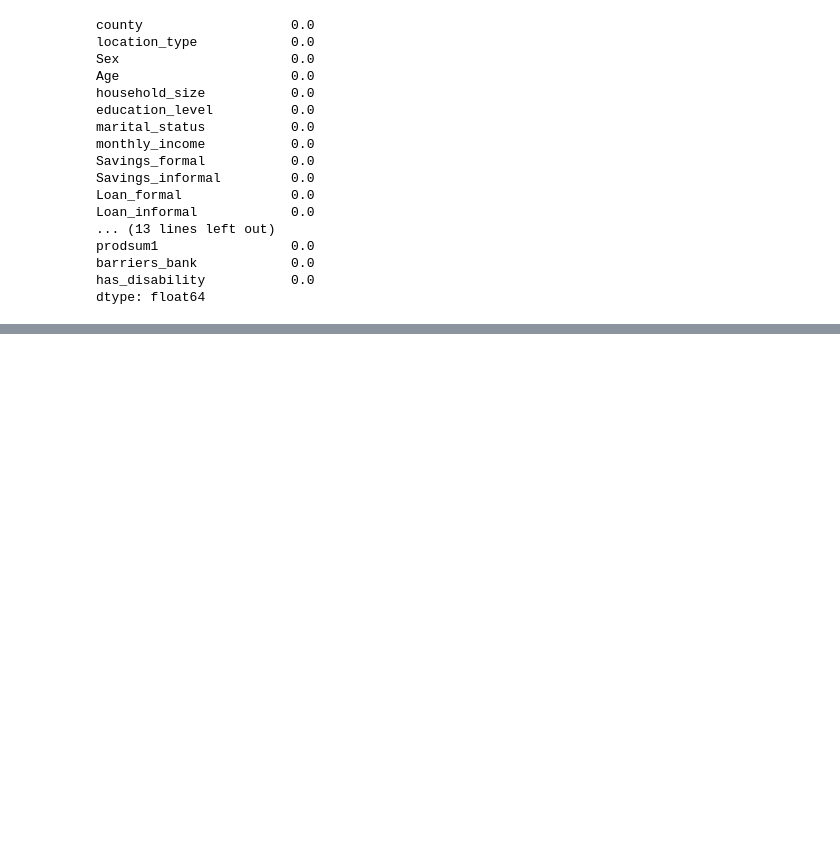
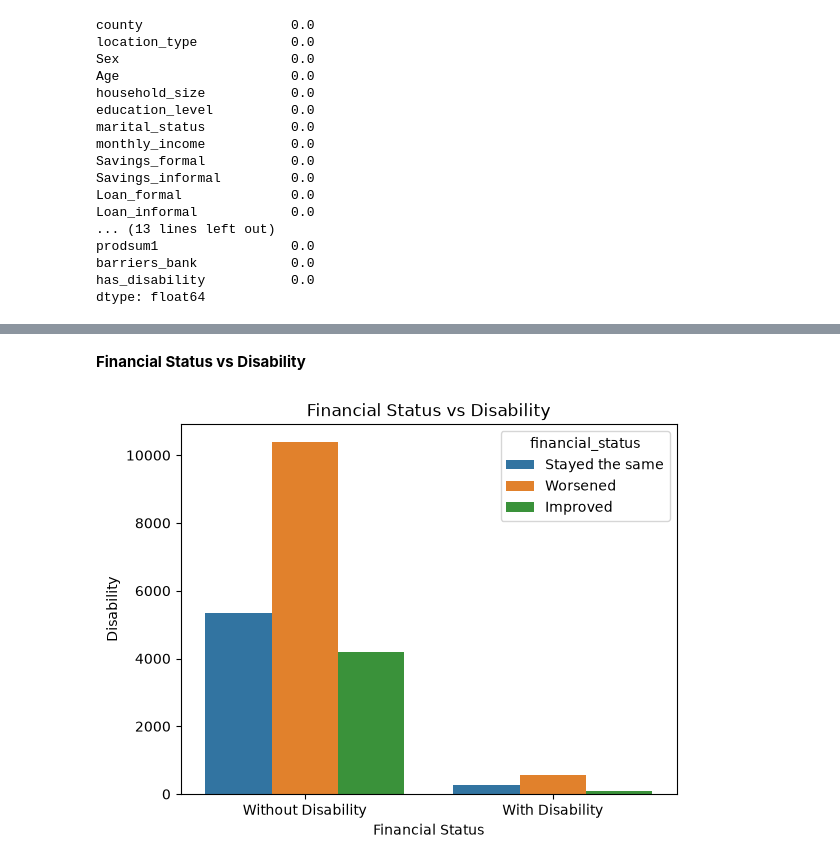
Before and after one commit to OleSuyaye/financial-status-prediction, a Jupyter notebook: notebook/finaccess.ipynb, the cells around one changed output, grey strips where cells are left out. Saved outputs shown, nothing was run; the diff lists cells and outputs as text; code cells hidden in the pictures; blank space fills up the shorter version.

```diff
--- a/notebook/finaccess.ipynb
+++ b/notebook/finaccess.ipynb
@@ -364,0 +411,12 @@ dtype: float64
+# %% [markdown]
+__Financial Status vs Disability__
+# %%
+plt.Figure(figsize=(10,5))
+
+sns.countplot(financial_data, x= "has_disability", hue= "financial_status")
+plt.title("Financial Status vs Disability")
+plt.xlabel("Financial Status")
+plt.ylabel("Disability")
+plt.show()
+# %% [output]
+[figure, added]
```
Also changed, not shown: parts of 21 cells of this notebook.
